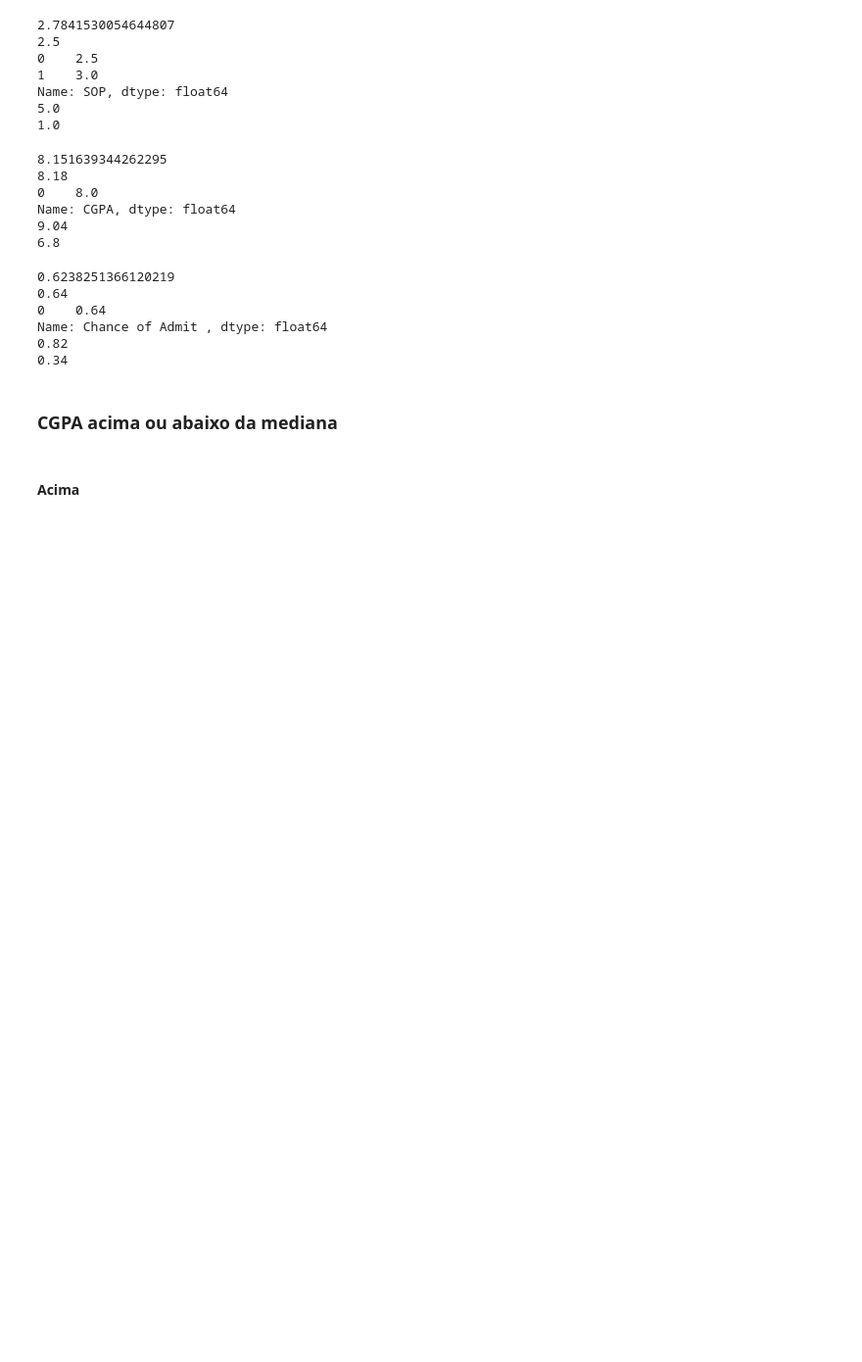
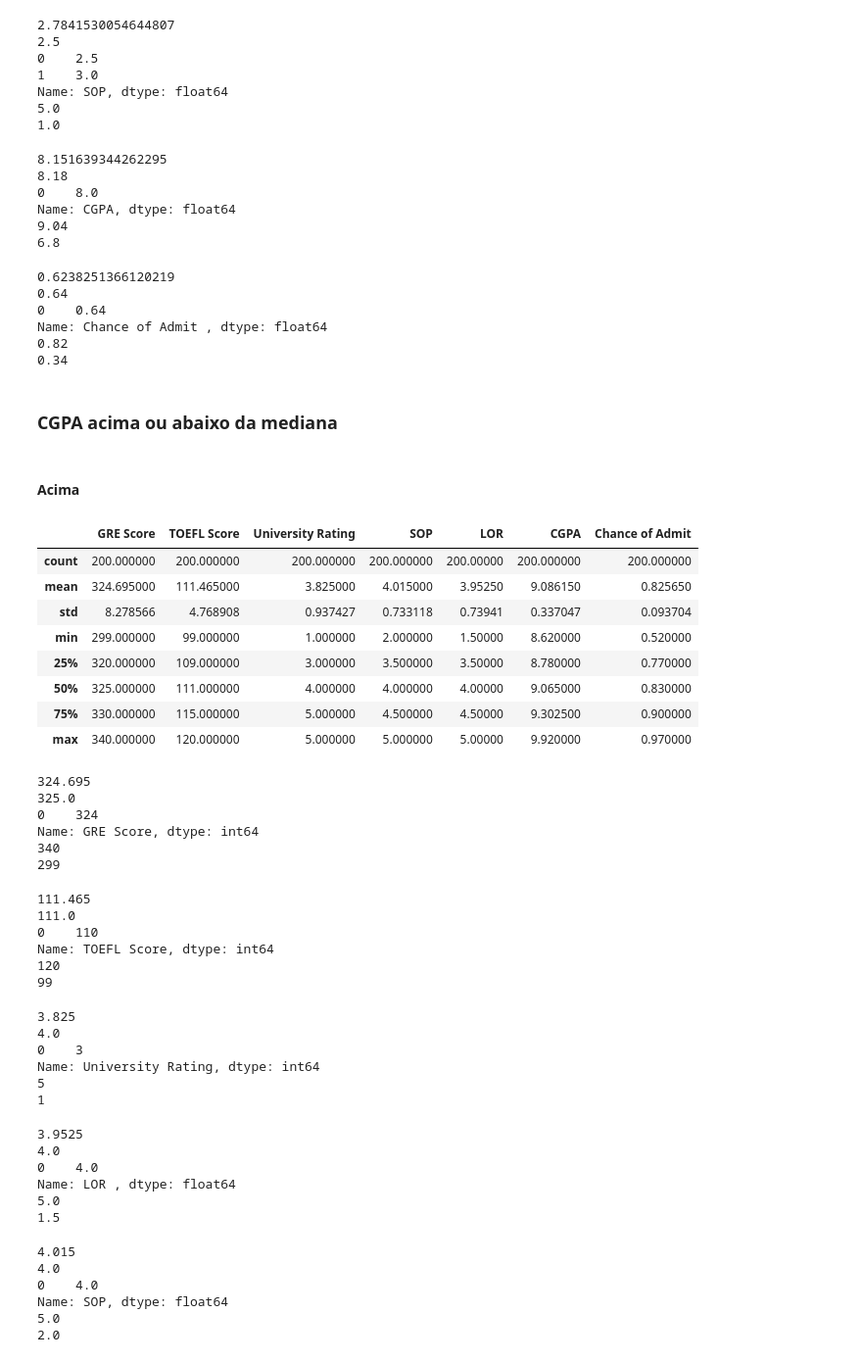
Before and after one commit to AHChaves/Trabalho-ISI, a Jupyter notebook: src/Analise_Exploratoria.ipynb, the cells around one changed output. Shown at 98% size. Cells and saved outputs as stored; diff of their text form; code cells hidden in the pictures; blank space fills up the shorter version.

```diff
--- a/src/Analise_Exploratoria.ipynb
+++ b/src/Analise_Exploratoria.ipynb
@@ -527,3 +527,82 @@ Name: Chance of Admit , dtype: float64
 ### CGPA acima ou abaixo da mediana
 # %% [markdown]
 #### Acima
+# %%
+CGPA_beyond = df[df['CGPA'] >= 8.61]
+# %%
+CGPA_beyond.describe()
+# %% [output]
+|  | GRE Score | TOEFL Score | University Rating | SOP | LOR | CGPA | Chance of Admit |
+| count | 200.000000 | 200.000000 | 200.000000 | 200.000000 | 200.00000 | 200.000000 | 200.000000 |
+| mean | 324.695000 | 111.465000 | 3.825000 | 4.015000 | 3.95250 | 9.086150 | 0.825650 |
+| std | 8.278566 | 4.768908 | 0.937427 | 0.733118 | 0.73941 | 0.337047 | 0.093704 |
+| min | 299.000000 | 99.000000 | 1.000000 | 2.000000 | 1.50000 | 8.620000 | 0.520000 |
+| 25% | 320.000000 | 109.000000 | 3.000000 | 3.500000 | 3.50000 | 8.780000 | 0.770000 |
+| 50% | 325.000000 | 111.000000 | 4.000000 | 4.000000 | 4.00000 | 9.065000 | 0.830000 |
+| 75% | 330.000000 | 115.000000 | 5.000000 | 4.500000 | 4.50000 | 9.302500 | 0.900000 |
+| max | 340.000000 | 120.000000 | 5.000000 | 5.000000 | 5.00000 | 9.920000 | 0.970000 |
+# %%
+print(CGPA_beyond['GRE Score'].mean())
+print(CGPA_beyond['GRE Score'].median())
+print(CGPA_beyond['GRE Score'].mode())
+print(CGPA_beyond['GRE Score'].max())
+print(CGPA_beyond['GRE Score'].min())
+# %% [output]
+324.695
+325.0
+0    324
+Name: GRE Score, dtype: int64
+340
+299
+# %%
+print(CGPA_beyond['TOEFL Score'].mean())
+print(CGPA_beyond['TOEFL Score'].median())
+print(CGPA_beyond['TOEFL Score'].mode())
+print(CGPA_beyond['TOEFL Score'].max())
+print(CGPA_beyond['TOEFL Score'].min())
+# %% [output]
+111.465
+111.0
+0    110
+Name: TOEFL Score, dtype: int64
+120
+99
+# %%
+print(CGPA_beyond['University Rating'].mean())
+print(CGPA_beyond['University Rating'].median())
+print(CGPA_beyond['University Rating'].mode())
+print(CGPA_beyond['University Rating'].max())
+print(CGPA_beyond['University Rating'].min())
+# %% [output]
+3.825
+4.0
+0    3
+Name: University Rating, dtype: int64
+5
+1
+# %%
+print(CGPA_beyond['LOR '].mean())
+print(CGPA_beyond['LOR '].median())
+print(CGPA_beyond['LOR '].mode())
+print(CGPA_beyond['LOR '].max())
+print(CGPA_beyond['LOR '].min())
+# %% [output]
+3.9525
+4.0
+0    4.0
+Name: LOR , dtype: float64
+5.0
+1.5
+# %%
+print(CGPA_beyond['SOP'].mean())
+print(CGPA_beyond['SOP'].median())
+print(CGPA_beyond['SOP'].mode())
+print(CGPA_beyond['SOP'].max())
+print(CGPA_beyond['SOP'].min())
+# %% [output]
+4.015
+4.0
+0    4.0
+Name: SOP, dtype: float64
+5.0
+2.0
```
Also changed, not shown: parts of 12 cells of this notebook.
